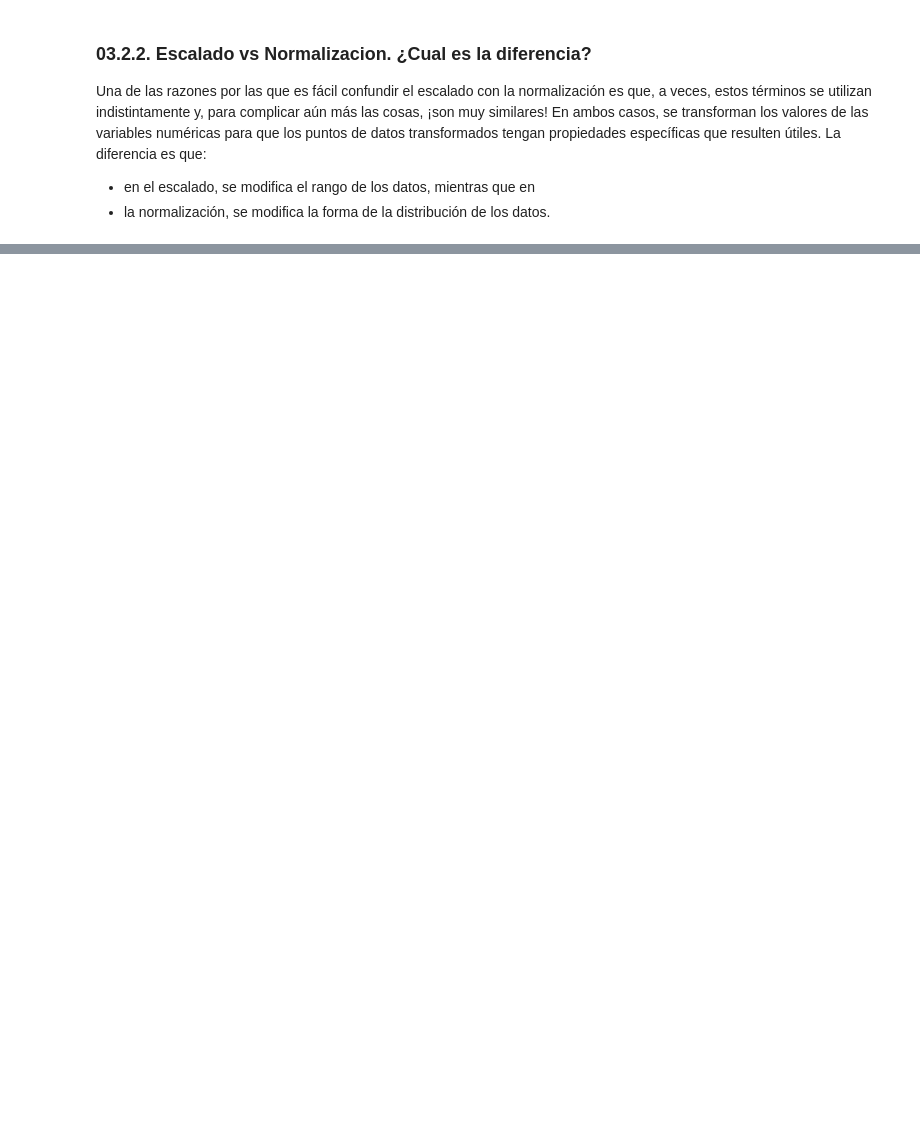
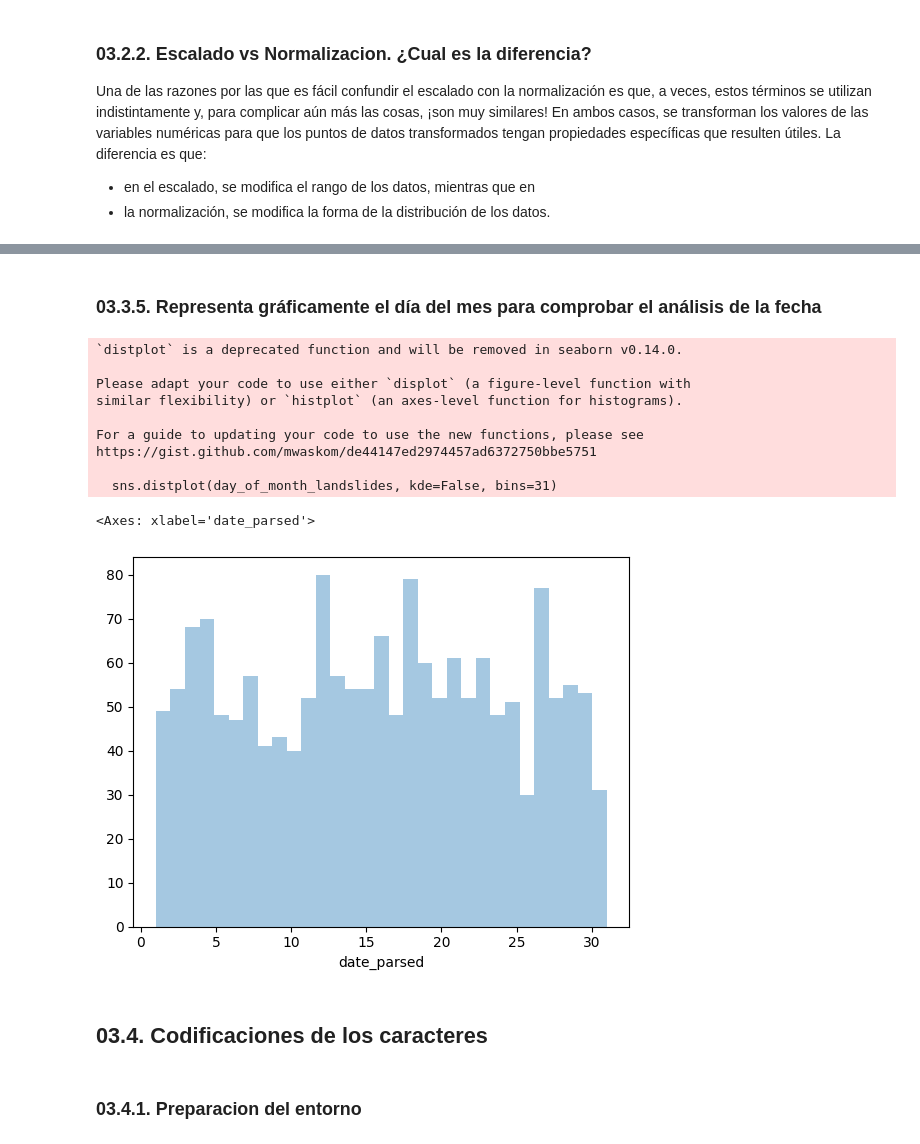
Before and after one commit to Kur0n3-112/CuadernosJupyterlab, a Jupyter notebook: kaggle/03_DataCleaning.ipynb, the cells around one changed output, grey strips where cells are left out. Saved outputs shown, nothing was run; the diff lists cells and outputs as text; code cells hidden in the pictures; blank space fills up the shorter version.

```diff
--- a/kaggle/03_DataCleaning.ipynb
+++ b/kaggle/03_DataCleaning.ipynb
@@ -171,0 +216,12 @@ Una de las razones por las que es fácil confundir el escalado con la normalizac
+# %%
+# modules we'll use
+import pandas as pd
+import numpy as np
+import seaborn as sns
+import datetime
+
+# read in our data
+landslides = pd.read_csv("./archivosDeDatos/catalog.csv")
+
+# set seed for reproducibility
+np.random.seed(0)
@@ -171,0 +253,3 @@ Una de las razones por las que es fácil confundir el escalado con la normalizac
+# %%
+# create a new column, date_parsed, with the parsed dates
+landslides['date_parsed'] = pd.to_datetime(landslides['date'], format="%m/%d/%y")
@@ -171,0 +266,2 @@ Una de las razones por las que es fácil confundir el escalado con la normalizac
+# %%
+landslides['date_parsed'] = pd.to_datetime(landslides['Date'], infer_datetime_format=True)
@@ -171,0 +272,4 @@ Una de las razones por las que es fácil confundir el escalado con la normalizac
+# %%
+# get the day of the month from the date_parsed column
+day_of_month_landslides = landslides['date_parsed'].dt.day
+day_of_month_landslides.head()
@@ -171,0 +284,24 @@ Una de las razones por las que es fácil confundir el escalado con la normalizac
+# %% [markdown]
+### **03.3.5. Representa gráficamente el día del mes para comprobar el análisis de la fecha**
+# %%
+# remove na's
+day_of_month_landslides = day_of_month_landslides.dropna()
+
+# plot the day of the month
+sns.distplot(day_of_month_landslides, kde=False, bins=31)
+# %% [output]
+`distplot` is a deprecated function and will be removed in seaborn v0.14.0.
+
+Please adapt your code to use either `displot` (a figure-level function with
+similar flexibility) or `histplot` (an axes-level function for histograms).
+
+For a guide to updating your code to use the new functions, please see
+https://gist.github.com/mwaskom/de44147ed2974457ad6372750bbe5751
+
+  sns.distplot(day_of_month_landslides, kde=False, bins=31)
+<Axes: xlabel='date_parsed'>
+[figure, added]
+# %% [markdown]
+## **03.4. Codificaciones de los caracteres**
+# %% [markdown]
+### **03.4.1. Preparacion del entorno**
```
Also changed, not shown: parts of 43 cells of this notebook, 2 other files.
